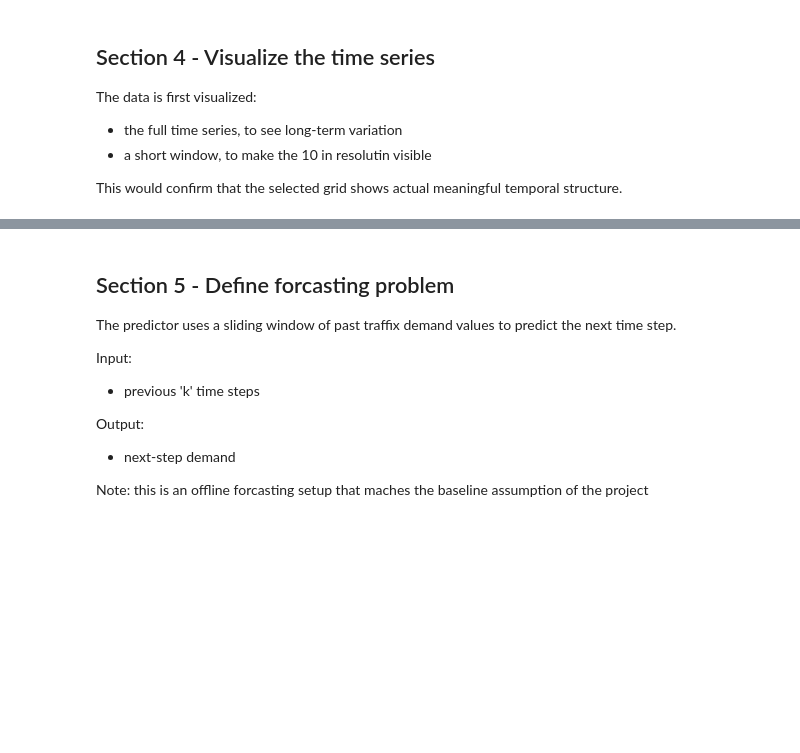
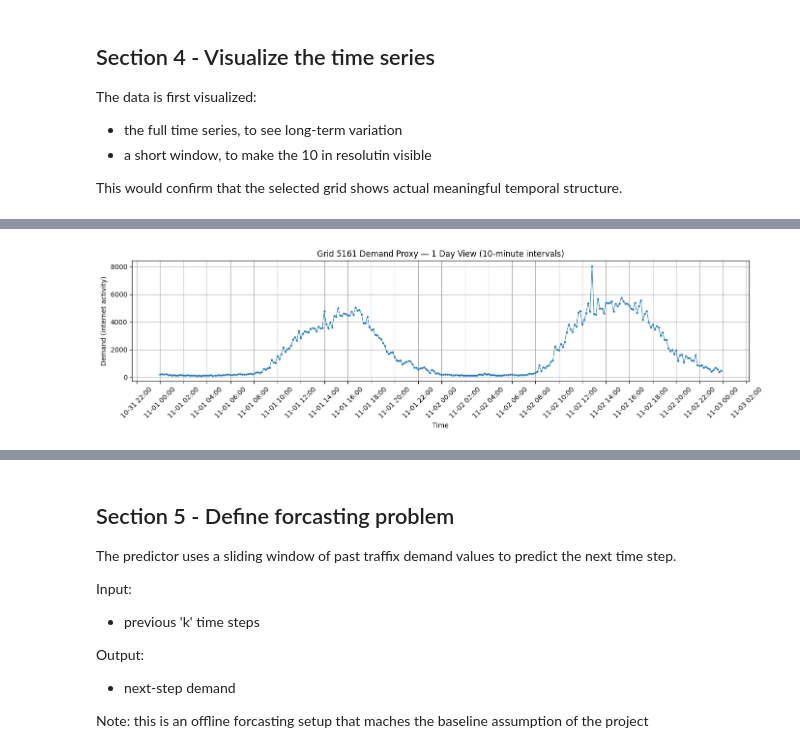
Before and after one commit to zz3427/ML_for_network, a Jupyter notebook: notebooks/01_data_and_baseline.ipynb, the cells around one changed output, grey strips where cells are left out. Cells and saved outputs as stored; diff of their text form; code cells hidden in the pictures; blank space fills up the shorter version.

```diff
--- a/notebooks/01_data_and_baseline.ipynb
+++ b/notebooks/01_data_and_baseline.ipynb
@@ -44,0 +336,22 @@ This would confirm that the selected grid shows actual meaningful temporal struc
+# %%
+# Short-window plot (1day)
+short_start = "2013-11-01"
+short_end = "2013-11-02"
+
+ts_short = ts_df.loc[short_start:short_end]
+
+plt.figure(figsize=(14, 4))
+plt.plot(ts_short.index, ts_short["demand"], marker="o", markersize=2, linewidth=0.8)
+
+ax = plt.gca()
+ax.xaxis.set_major_locator(mdates.HourLocator(interval=2))
+ax.xaxis.set_major_formatter(mdates.DateFormatter("%m-%d %H:%M"))
+
+plt.title(f"Grid {GRID_ID} Demand Proxy — 1 Day View (10-minute intervals)")
+plt.xlabel("Time")
+plt.ylabel("Demand (internet activity)")
+plt.xticks(rotation=45)
+plt.tight_layout()
+plt.show()
+# %% [output]
+[figure, added]
```
Also changed, not shown: parts of 77 cells of this notebook, 13 other files.
